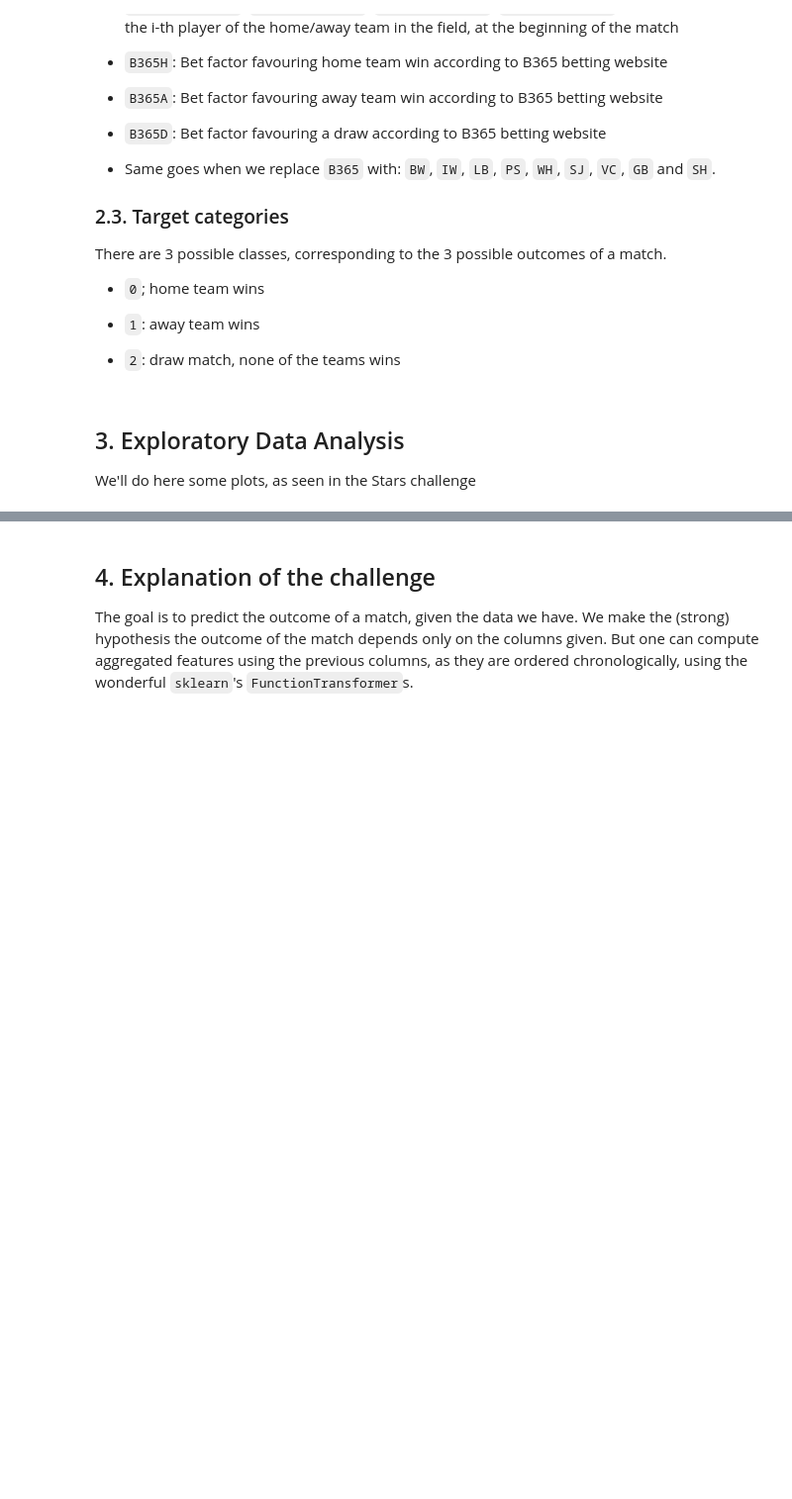
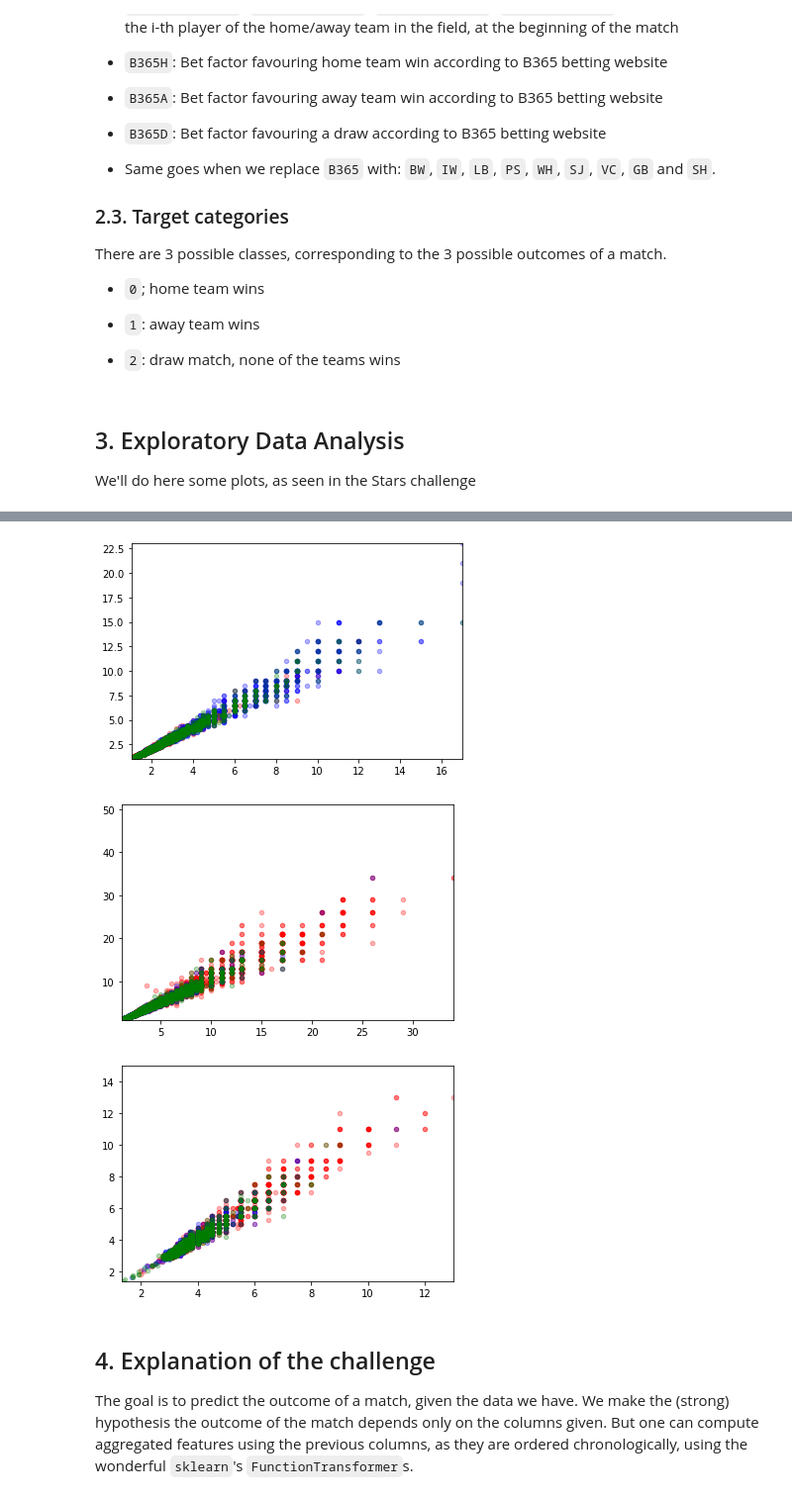
Before and after one commit to ismamds/efd-challenge, a Jupyter notebook: efd_starting_kit.ipynb, the cells around one changed output, grey strips where cells are left out. Shown at 99% size. Cells and saved outputs as stored; diff of their text form; code cells hidden in the pictures; blank space fills up the shorter version.

```diff
--- a/efd_starting_kit.ipynb
+++ b/efd_starting_kit.ipynb
@@ -115,3 +134,14 @@ def plot_classwise_scatter(feature1, feature2, range1=None, range2=None):
+# %%
+plt.figure()
+plot_classwise_scatter("BSH", "B365H")
+plt.figure()
+plot_classwise_scatter("BSA", "B365A")
+plt.figure()
+plot_classwise_scatter("BSD", "B365D")
+# %% [output]
+[figure, added]
+[figure, added]
+[figure, added]
 # %% [markdown]
 ## 4. Explanation of the challenge
 
```
Also changed, not shown: parts of 7 cells of this notebook.
